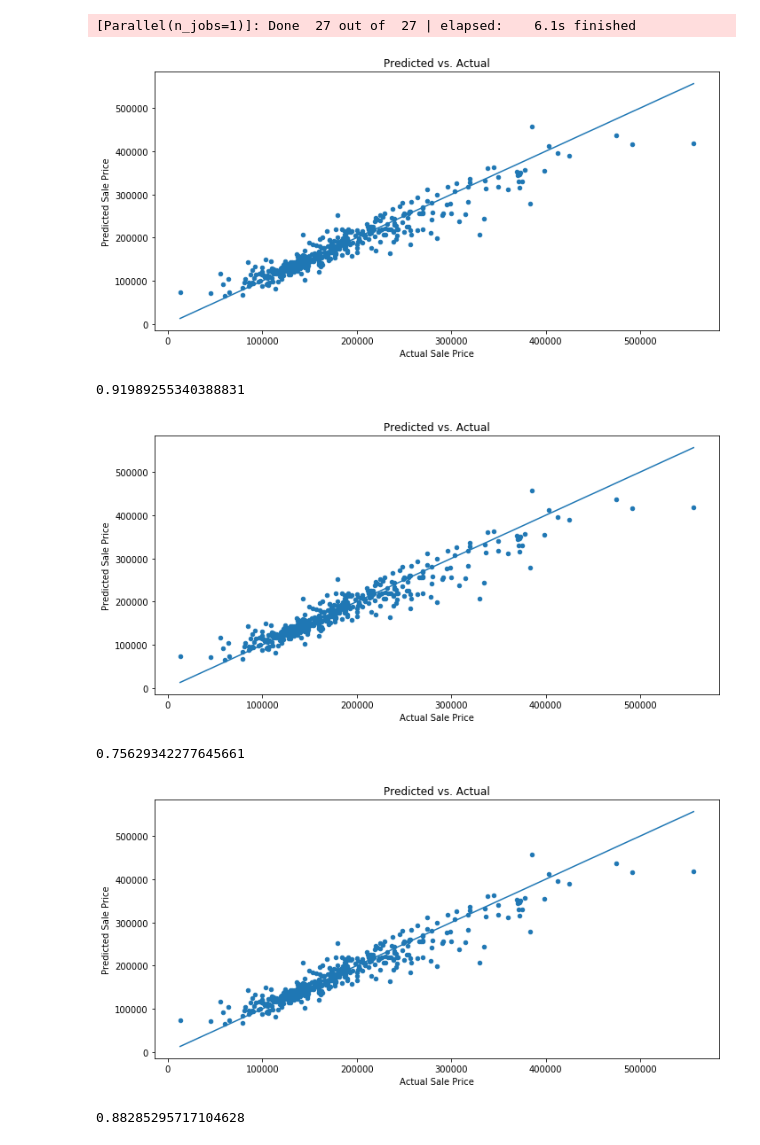
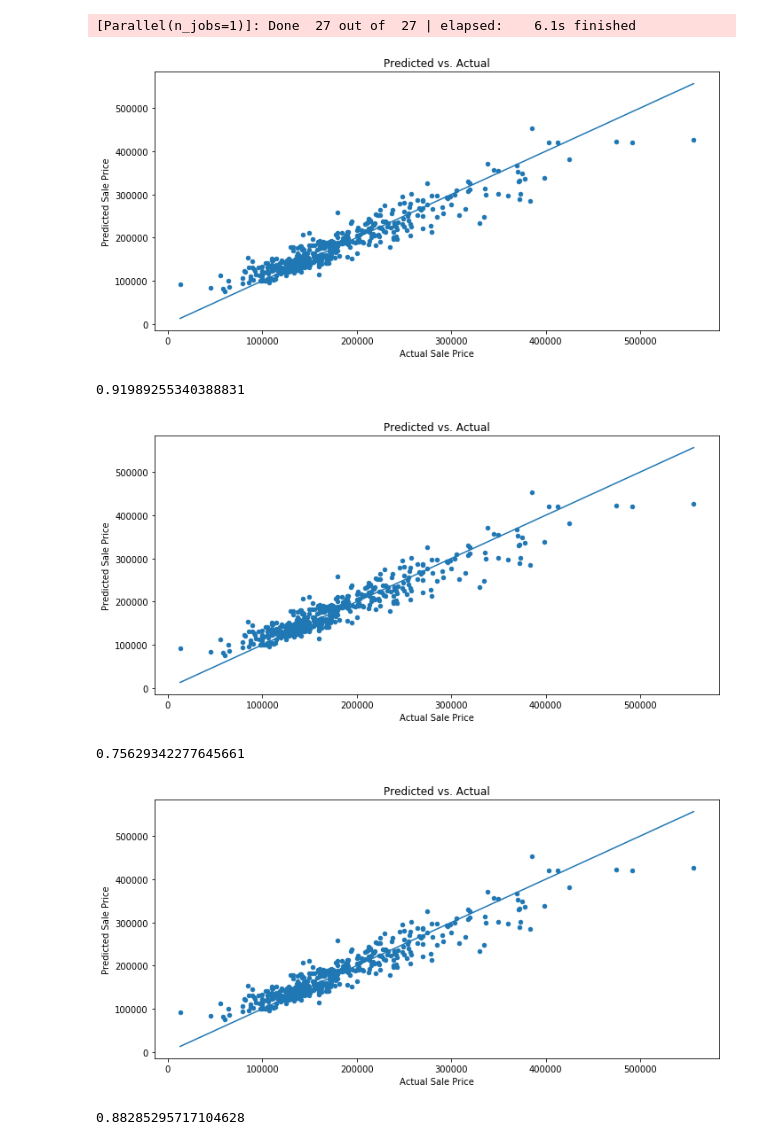
Before and after one commit to CpuKnows/CS-412-Class-Project, a Jupyter notebook: src/HousePrice_TreeBasedMethods.ipynb, the cells around one changed output. Cells and saved outputs as stored; diff of their text form; code cells hidden in the pictures.

```diff
--- a/src/HousePrice_TreeBasedMethods.ipynb
+++ b/src/HousePrice_TreeBasedMethods.ipynb
@@ -120,15 +120,15 @@ Fitting 3 folds for each of 9 candidates, totalling 27 fits
 [Parallel(n_jobs=1)]: Done  27 out of  27 | elapsed:    6.1s finished
 # %%
 plt.figure(figsize=(10, 5))
-plt.scatter(y_test, yPred, s=20)
+plt.scatter(y_test, y_pred, s=20)
 plt.title('Predicted vs. Actual')
 plt.xlabel('Actual Sale Price')
 plt.ylabel('Predicted Sale Price')
 
 plt.plot([min(y_test), max(y_test)], [min(y_test), max(y_test)])
 plt.tight_layout()
 # %% [output]
-[figure, old version]
+[figure, new version]
 # %%
 r2_score(y_test,y_pred)
 # %% [output]
@@ -143,7 +143,7 @@ regr_1.fit(X_train,y_train)
 y_pred = regr_1.predict(X_test)
 # %%
 plt.figure(figsize=(10, 5))
-plt.scatter(y_test, yPred, s=20)
+plt.scatter(y_test, y_pred, s=20)
 plt.title('Predicted vs. Actual')
 plt.xlabel('Actual Sale Price')
 plt.ylabel('Predicted Sale Price')
@@ -151,7 +151,7 @@ plt.ylabel('Predicted Sale Price')
 plt.plot([min(y_test), max(y_test)], [min(y_test), max(y_test)])
 plt.tight_layout()
 # %% [output]
-[figure, old version]
+[figure, new version]
 # %%
 r2_score(y_test,y_pred)
 # %% [output]
@@ -161,7 +161,7 @@ regr_2.fit(X_train,y_train)
 y_pred = regr_2.predict(X_test)
 # %%
 plt.figure(figsize=(10, 5))
-plt.scatter(y_test, yPred, s=20)
+plt.scatter(y_test, y_pred, s=20)
 plt.title('Predicted vs. Actual')
 plt.xlabel('Actual Sale Price')
 plt.ylabel('Predicted Sale Price')
@@ -169,7 +169,7 @@ plt.ylabel('Predicted Sale Price')
 plt.plot([min(y_test), max(y_test)], [min(y_test), max(y_test)])
 plt.tight_layout()
 # %% [output]
-[figure, old version]
+[figure, new version]
 # %%
 r2_score(y_test,y_pred)
 # %% [output]
```
Also changed, not shown: parts of 1 cell of this notebook.
